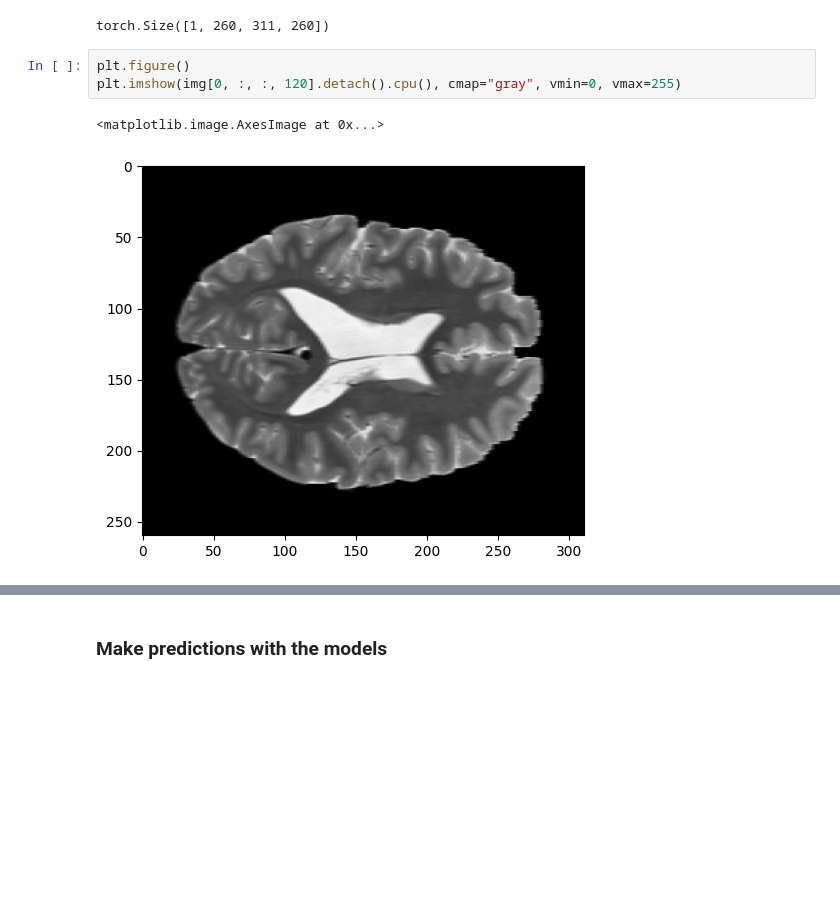
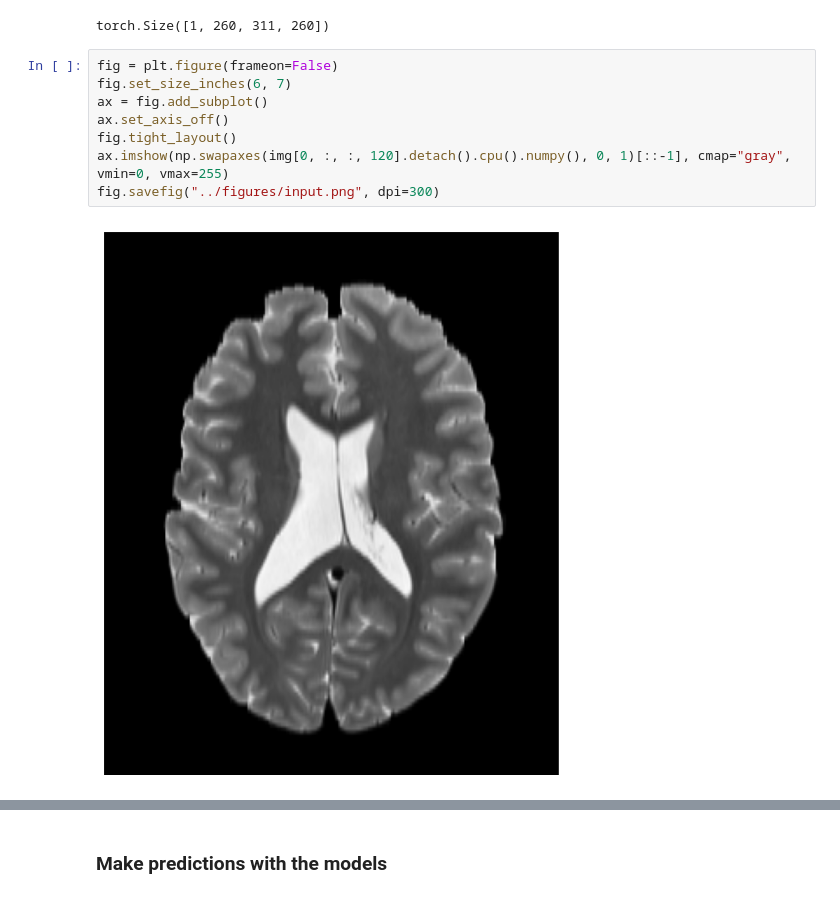
Before and after one commit to dwml/SuperResAssess, a Jupyter notebook: scripts/prediction_figure.ipynb, the cells around one changed output, grey strips where cells are left out. Saved outputs shown, nothing was run; the diff lists cells and outputs as text; blank space fills up the shorter version.

Commit message:
Add final image scripts

```diff
--- a/scripts/prediction_figure.ipynb
+++ b/scripts/prediction_figure.ipynb
@@ -133,10 +134,14 @@ img.shape
 # %% [output]
 torch.Size([1, 260, 311, 260])
 # %%
-plt.figure()
-plt.imshow(img[0, :, :, 120].detach().cpu(), cmap="gray", vmin=0, vmax=255)
+fig = plt.figure(frameon=False)
+fig.set_size_inches(6, 7)
+ax = fig.add_subplot()
+ax.set_axis_off()
+fig.tight_layout()
+ax.imshow(np.swapaxes(img[0, :, :, 120].detach().cpu().numpy(), 0, 1)[::-1], cmap="gray", vmin=0, vmax=255)
+fig.savefig("../figures/input.png", dpi=300)
 # %% [output]
-<matplotlib.image.AxesImage at 0x...>
-[figure, old version]
+[figure, new version]
 # %%
 plt.figure()
```
Also changed, not shown: parts of 12 cells of this notebook, 8 other files.
